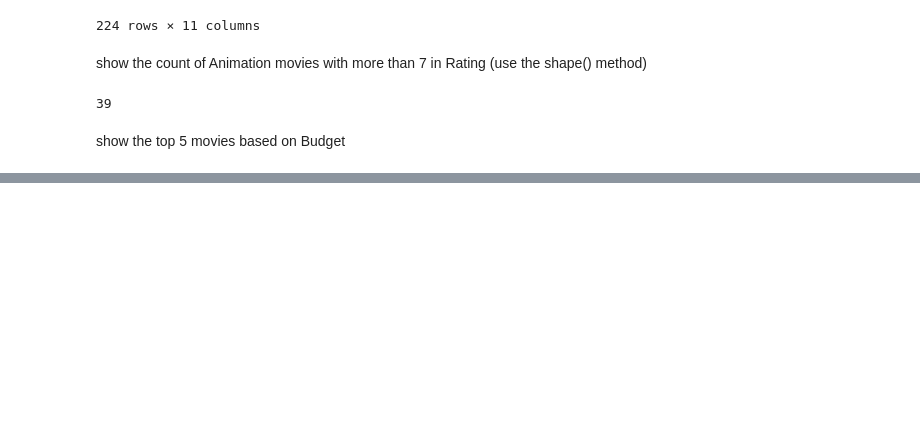
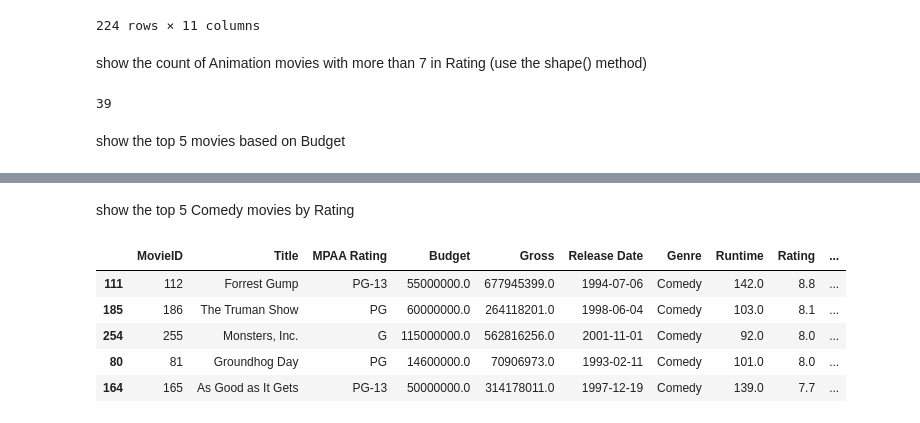
Before and after one commit to AlexIchie-coder/Projects, a Jupyter notebook: pandas.ipynb, the cells around one changed output, grey strips where cells are left out. Drawn from its saved outputs; the diff is of its cells as text; code cells hidden in the pictures; blank space fills up the shorter version.

```diff
--- a/pandas.ipynb
+++ b/pandas.ipynb
@@ -115,0 +113,16 @@ KeyError: 'Genre'
+# %% [markdown]
+show the top 5 Comedy movies by Rating
+# %%
+#df.sort_values(by='Rating', ascending=False)[:5]
+df_rating_ascending=df.sort_values(by='Rating', ascending=False)
+df_rating_ascending
+
+
+df_rating_ascending[df_rating_ascending['Genre'] == 'Comedy'][:5]
+# %% [output]
+|  | MovieID | Title | MPAA Rating | Budget | Gross | Release Date | Genre | Runtime | Rating | ... |
+| 111 | 112 | Forrest Gump | PG-13 | 55000000.0 | 677945399.0 | 1994-07-06 | Comedy | 142.0 | 8.8 | ... |
+| 185 | 186 | The Truman Show | PG | 60000000.0 | 264118201.0 | 1998-06-04 | Comedy | 103.0 | 8.1 | ... |
+| 254 | 255 | Monsters, Inc. | G | 115000000.0 | 562816256.0 | 2001-11-01 | Comedy | 92.0 | 8.0 | ... |
+| 80 | 81 | Groundhog Day | PG | 14600000.0 | 70906973.0 | 1993-02-11 | Comedy | 101.0 | 8.0 | ... |
+| 164 | 165 | As Good as It Gets | PG-13 | 50000000.0 | 314178011.0 | 1997-12-19 | Comedy | 139.0 | 7.7 | ... |
```
Also changed, not shown: parts of 12 cells of this notebook.
